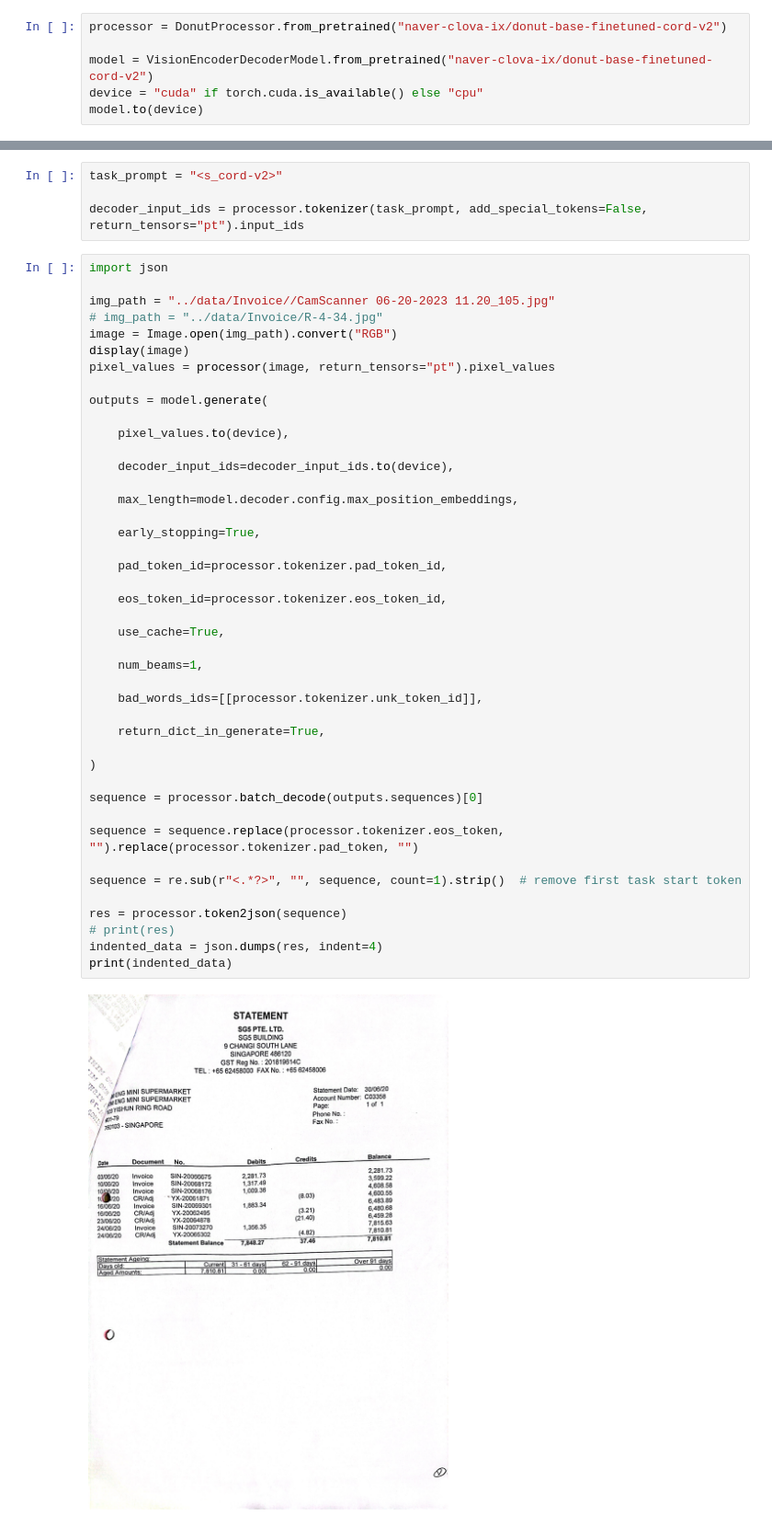
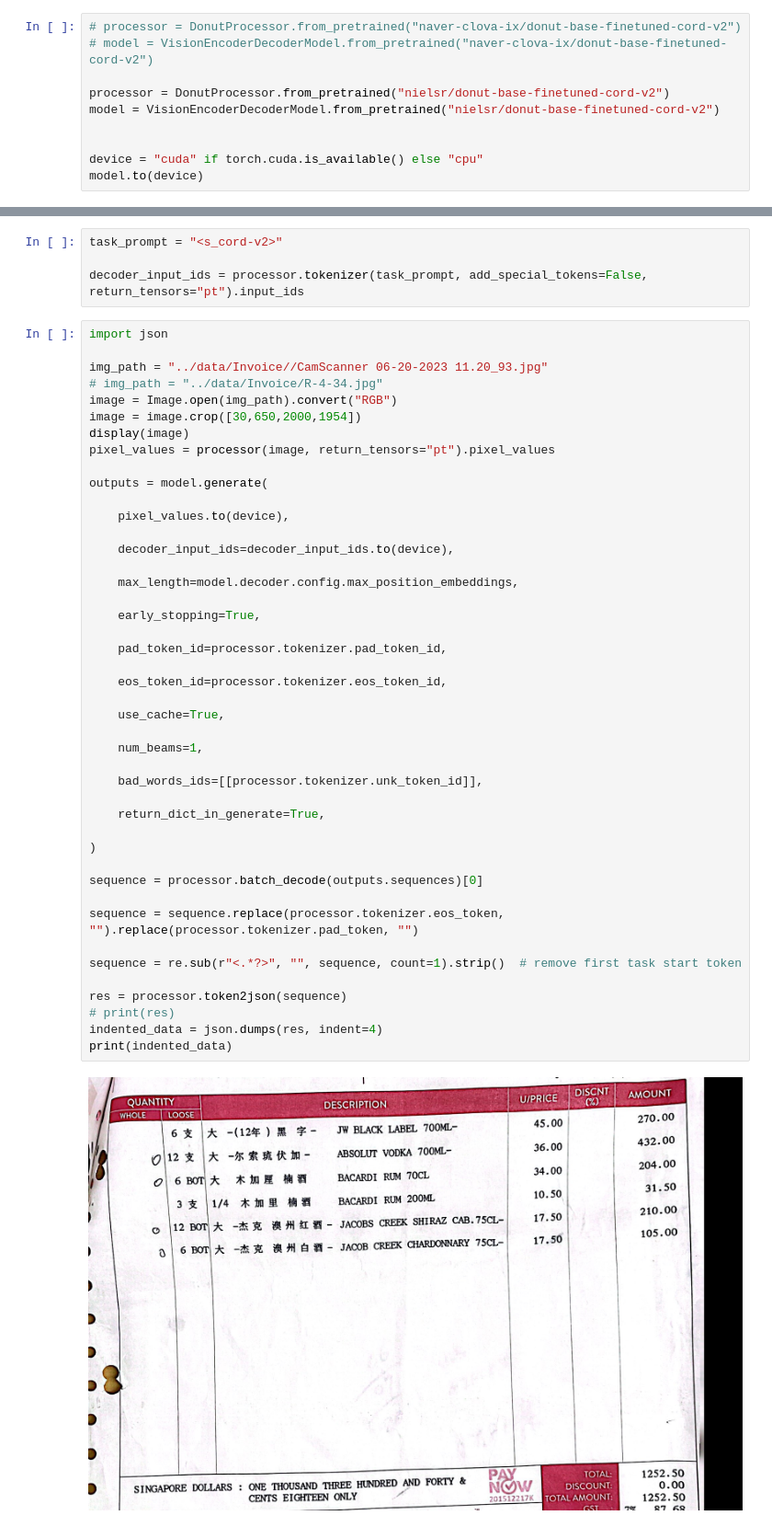
Before and after one commit to EngineerBear8000/ML-for-50.003, a Jupyter notebook: scripts/donut.ipynb, the cells around one changed output, grey strips where cells are left out. Shown at 92% size. Saved outputs shown, nothing was run; the diff lists cells and outputs as text.

Commit message:
updated donut to use crop of table, pix2struct need to change back to qa

```diff
--- a/scripts/donut.ipynb
+++ b/scripts/donut.ipynb
@@ -8,9 +8,13 @@ from transformers import DonutProcessor, VisionEncoderDecoderModel
 import torch
 from PIL import Image
 # %%
-processor = DonutProcessor.from_pretrained("naver-clova-ix/donut-base-finetuned-cord-v2")
+# processor = DonutProcessor.from_pretrained("naver-clova-ix/donut-base-finetuned-cord-v2")
+# model = VisionEncoderDecoderModel.from_pretrained("naver-clova-ix/donut-base-finetuned-cord-v2")
 
-model = VisionEncoderDecoderModel.from_pretrained("naver-clova-ix/donut-base-finetuned-cord-v2")
+processor = DonutProcessor.from_pretrained("nielsr/donut-base-finetuned-cord-v2")
+model = VisionEncoderDecoderModel.from_pretrained("nielsr/donut-base-finetuned-cord-v2")
+
+
 device = "cuda" if torch.cuda.is_available() else "cpu"
 model.to(device)
 # %% [output]
@@ -39,9 +43,10 @@ decoder_input_ids = processor.tokenizer(task_prompt, add_special_tokens=False, r
 # %%
 import json
 
-img_path = "../data/Invoice//CamScanner 06-20-2023 11.20_105.jpg"
+img_path = "../data/Invoice//CamScanner 06-20-2023 11.20_93.jpg"
 # img_path = "../data/Invoice/R-4-34.jpg"
 image = Image.open(img_path).convert("RGB")
+image = image.crop([30,650,2000,1954])
 display(image)
 pixel_values = processor(image, return_tensors="pt").pixel_values
 
@@ -53,34 +58,34 @@ outputs = model.generate(
 
     max_length=model.decoder.config.max_position_embeddings,
 
     early_stopping=True,
 
     pad_token_id=processor.tokenizer.pad_token_id,
 
     eos_token_id=processor.tokenizer.eos_token_id,
 
     use_cache=True,
 
     num_beams=1,
 
     bad_words_ids=[[processor.tokenizer.unk_token_id]],
 
     return_dict_in_generate=True,
 
 )
 
 sequence = processor.batch_decode(outputs.sequences)[0]
 
 sequence = sequence.replace(processor.tokenizer.eos_token, "").replace(processor.tokenizer.pad_token, "")
 
 sequence = re.sub(r"<.*?>", "", sequence, count=1).strip()  # remove first task start token
 
 res = processor.token2json(sequence)
 # print(res)
 indented_data = json.dumps(res, indent=4)
 print(indented_data)
 # %% [output]
-[figure, old version]
+[figure, new version]
 {
     "menu": [
         {
```
Also changed, not shown: parts of 1 cell of this notebook, 2 other files.
